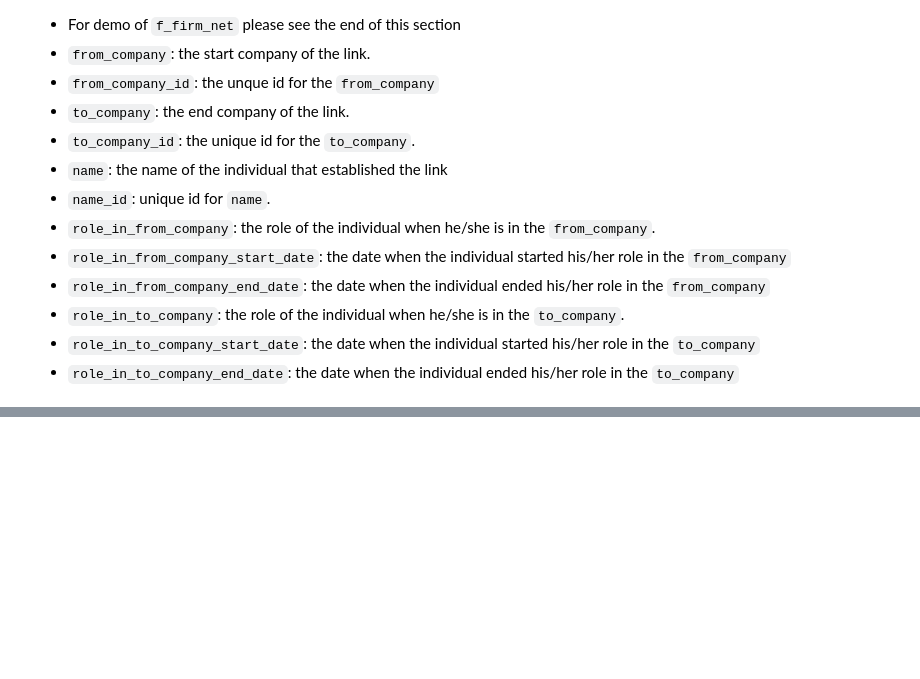
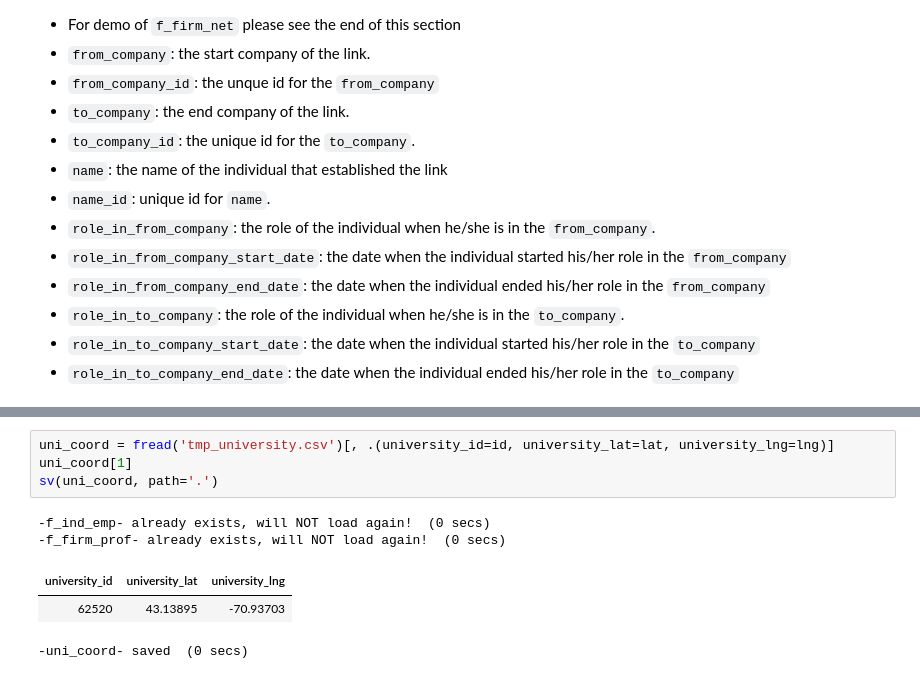
Before and after one commit to YuanyuanTong/CompanyLinks, a Jupyter notebook: data/firm-link.ipynb, the cells around one changed output, grey strips where cells are left out. Drawn from its saved outputs; the diff is of its cells as text; blank space fills up the shorter version.

```diff
--- a/data/firm-link.ipynb
+++ b/data/firm-link.ipynb
@@ -314,0 +374,10 @@ f_firm_net[1]
+# %%
+uni_coord = fread('tmp_university.csv')[, .(university_id=id, university_lat=lat, university_lng=lng)]
+uni_coord[1]
+sv(uni_coord, path='.')
+# %% [output]
+-f_ind_emp- already exists, will NOT load again!  (0 secs)
+-f_firm_prof- already exists, will NOT load again!  (0 secs)
+| university_id | university_lat | university_lng |
+| 62520 | 43.13895 | -70.93703 |
+-uni_coord- saved  (0 secs)
```
Also changed, not shown: parts of 12 cells of this notebook, 4 other files.
